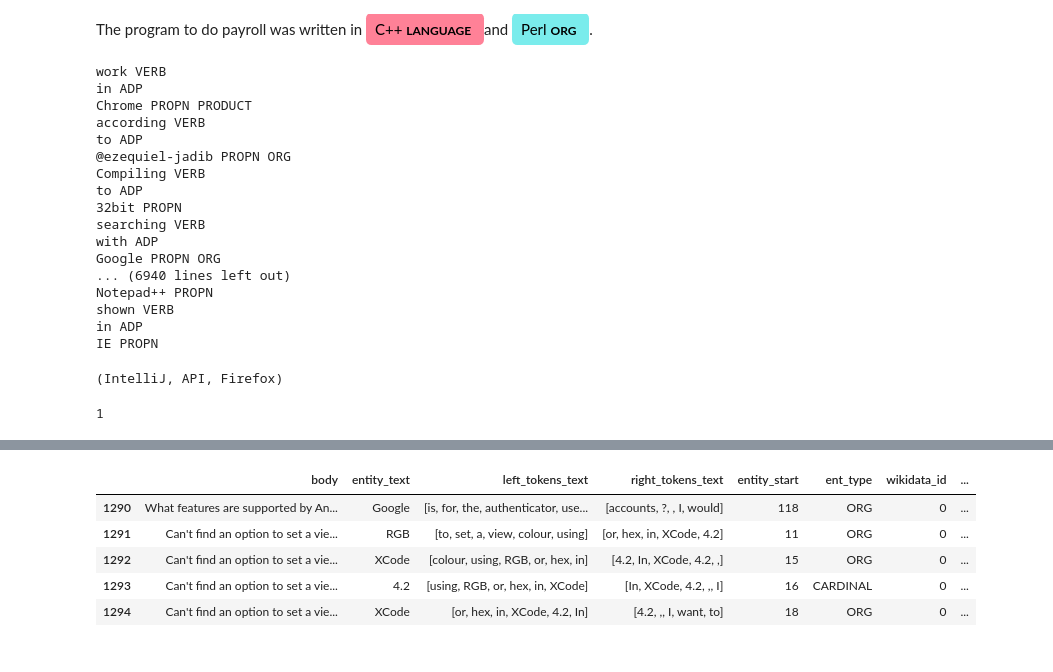
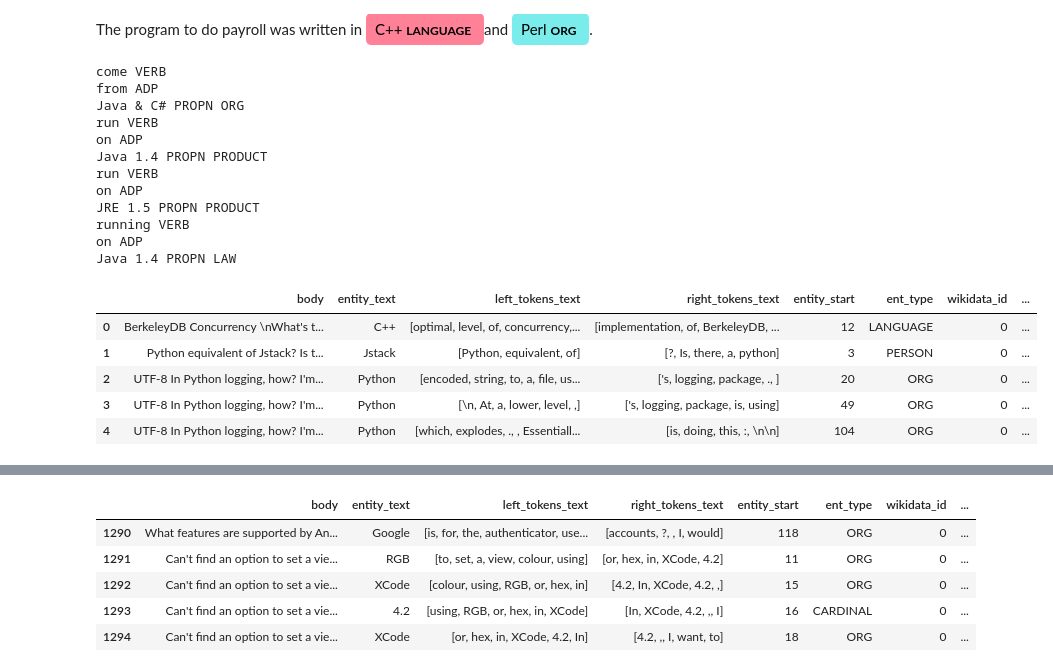
Before and after one commit to laranea/snorkel-tutorials, a Jupyter notebook: spouse/spouse_demo.ipynb, the cells around one changed output, grey strips where cells are left out. Saved outputs shown, nothing was run; the diff lists cells and outputs as text; code cells hidden in the pictures.

```diff
--- a/spouse/spouse_demo.ipynb
+++ b/spouse/spouse_demo.ipynb
@@ -98,38 +118,26 @@ matcher = Matcher(nlp.vocab)
 pattern = [{'POS': 'VERB'}, {'POS': 'ADP'}, {'POS': 'PROPN'}]
 matcher.add("VERB_ADP_PROPN", None, pattern)
 
-for d in df_sample['_SpacyDoc']:
-    matches = matcher(d)
+for d in df['_Body'][0:40]:
+    doc = nlp(d)
+    matches = matcher(doc)
 
     for match_id, start, end in matches:
         string_id = nlp.vocab.strings[match_id]  # Get string representation
-        span = d[start:end]  # The matched span
+        span = doc[start:end]  # The matched span
         for w in span:
             print(w.text, w.pos_, w.ent_type_)
 # %% [output]
-work VERB
-in ADP
-Chrome PROPN PRODUCT
-according VERB
-to ADP
-@ezequiel-jadib PROPN ORG
-Compiling VERB
-to ADP
-32bit PROPN
-searching VERB
-with ADP
-Google PROPN ORG
-... (6940 lines left out)
-Notepad++ PROPN
-shown VERB
-in ADP
-IE PROPN
+come VERB
+from ADP
+Java & C# PROPN ORG
+run VERB
+on ADP
+Java 1.4 PROPN PRODUCT
+run VERB
+on ADP
+JRE 1.5 PROPN PRODUCT
+running VERB
+on ADP
+Java 1.4 PROPN LAW
-# %%
-d = df_sample['_SpacyDoc'].iloc[1]
-print(d.ents)
-e = d.ents[0]
-len(e.text.split(' '))
-# %% [output]
-(IntelliJ, API, Firefox)
-1
 # %%
@@ -208,6 +236,19 @@ df_out.head()
 # %%
-df_out.to_parquet(
+# df_out.to_parquet(
+#     '../../data/text_extractions.one_file.df_out.parquet',
+#     engine='pyarrow'
+# )
+df_out = pd.read_parquet(
     '../../data/text_extractions.one_file.df_out.parquet',
     engine='pyarrow'
 )
+df_out['label'] = 0
+df_out.head()
+# %% [output]
+|  | body | entity_text | left_tokens_text | right_tokens_text | entity_start | ent_type | wikidata_id | ... |
+| 0 | BerkeleyDB Concurrency \nWhat's t... | C++ | [optimal, level, of, concurrency,... | [implementation, of, BerkeleyDB, ... | 12 | LANGUAGE | 0 | ... |
+| 1 | Python equivalent of Jstack? Is t... | Jstack | [Python, equivalent, of] | [?, Is, there, a, python] | 3 | PERSON | 0 | ... |
+| 2 | UTF-8 In Python logging, how? I'm... | Python | [encoded, string, to, a, file, us... | ['s, logging, package, ., ] | 20 | ORG | 0 | ... |
+| 3 | UTF-8 In Python logging, how? I'm... | Python | [\n, At, a, lower, level, ,] | ['s, logging, package, is, using] | 49 | ORG | 0 | ... |
+| 4 | UTF-8 In Python logging, how? I'm... | Python | [which, explodes, ., , Essentiall... | [is, doing, this, :, \n\n] | 104 | ORG | 0 | ... |
 # %%
```
Also changed, not shown: parts of 54 cells of this notebook.
